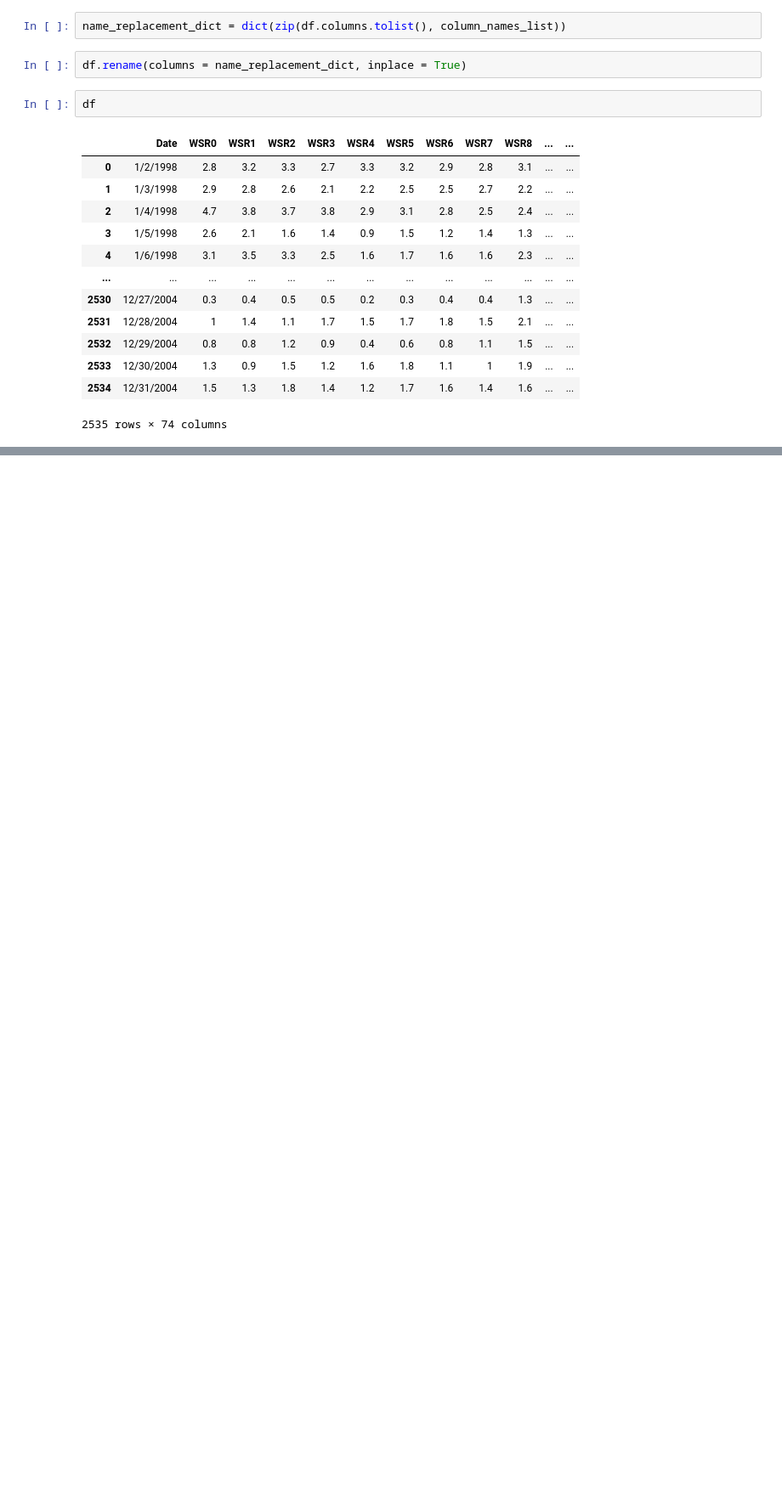
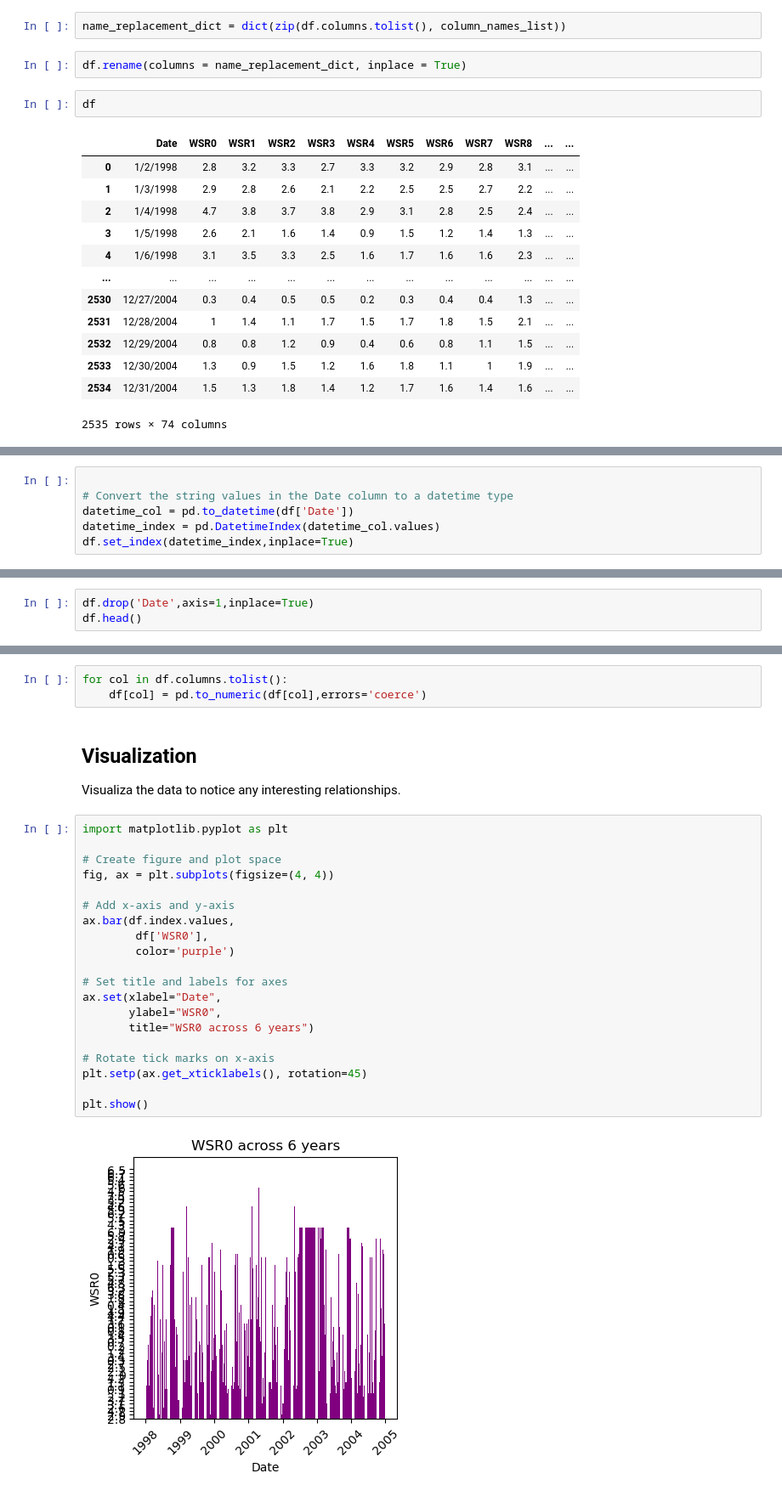
Before and after one commit to uygishypr/Ozone-Levels-Forecasting, a Jupyter notebook: src/ozone_forecasting.ipynb, the cells around one changed output, grey strips where cells are left out. Shown: that part at 85% size. Drawn from its saved outputs; the diff is of its cells as text; blank space fills up the shorter version.

Commit message:
Updates on datetime and str to float

```diff
--- a/src/ozone_forecasting.ipynb
+++ b/src/ozone_forecasting.ipynb
@@ -62,0 +65,6 @@ df
+# %%
+
+# Convert the string values in the Date column to a datetime type
+datetime_col = pd.to_datetime(df['Date'])
+datetime_index = pd.DatetimeIndex(datetime_col.values)
+df.set_index(datetime_index,inplace=True)
@@ -62,0 +79,3 @@ df
+# %%
+df.drop('Date',axis=1,inplace=True)
+df.head()
@@ -62,0 +92,29 @@ df
+# %%
+for col in df.columns.tolist():
+    df[col] = pd.to_numeric(df[col],errors='coerce')
+# %% [markdown]
+## Visualization
+
+Visualiza the data to notice any interesting relationships.
+# %%
+import matplotlib.pyplot as plt
+
+# Create figure and plot space
+fig, ax = plt.subplots(figsize=(4, 4))
+
+# Add x-axis and y-axis
+ax.bar(df.index.values,
+        df['WSR0'],
+        color='purple')
+
+# Set title and labels for axes
+ax.set(xlabel="Date",
+       ylabel="WSR0",
+       title="WSR0 across 6 years")
+
+# Rotate tick marks on x-axis
+plt.setp(ax.get_xticklabels(), rotation=45)
+
+plt.show()
+# %% [output]
+[figure, added]
```
Also changed, not shown: parts of 6 cells of this notebook.
